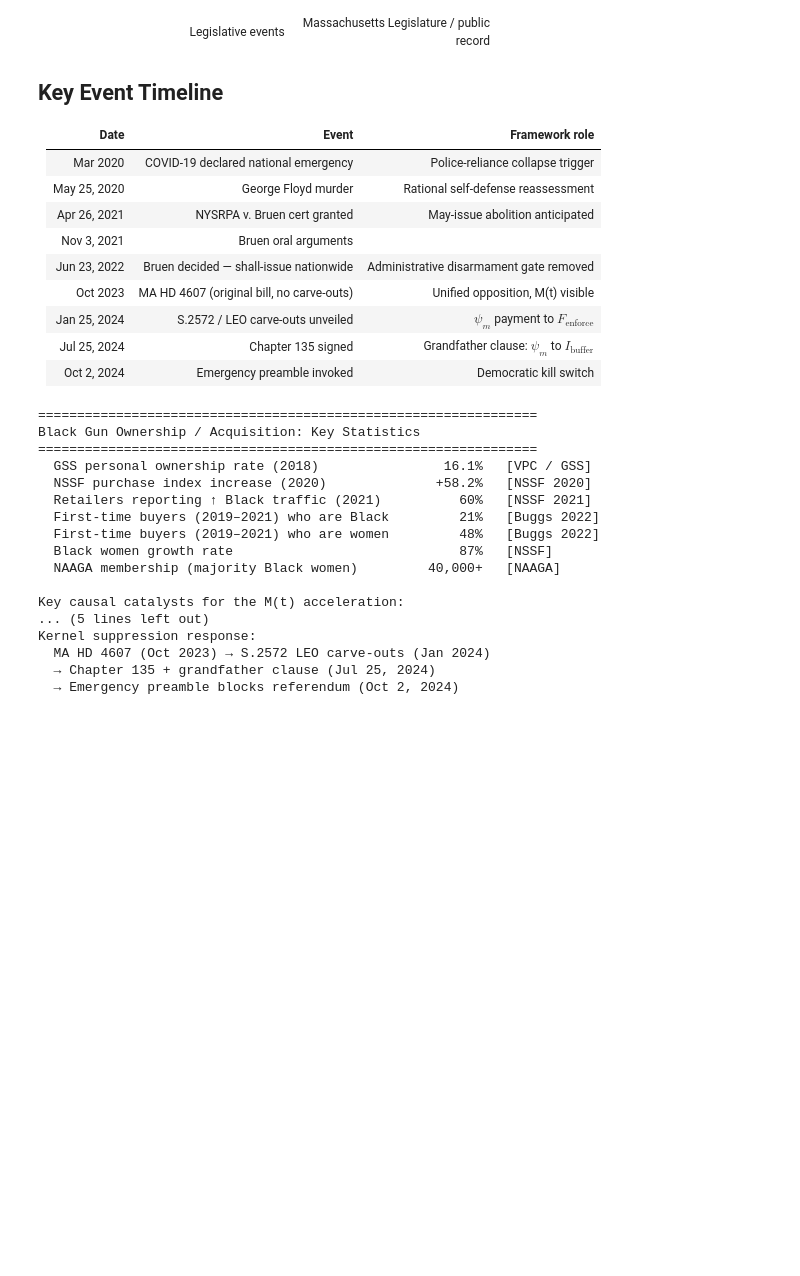
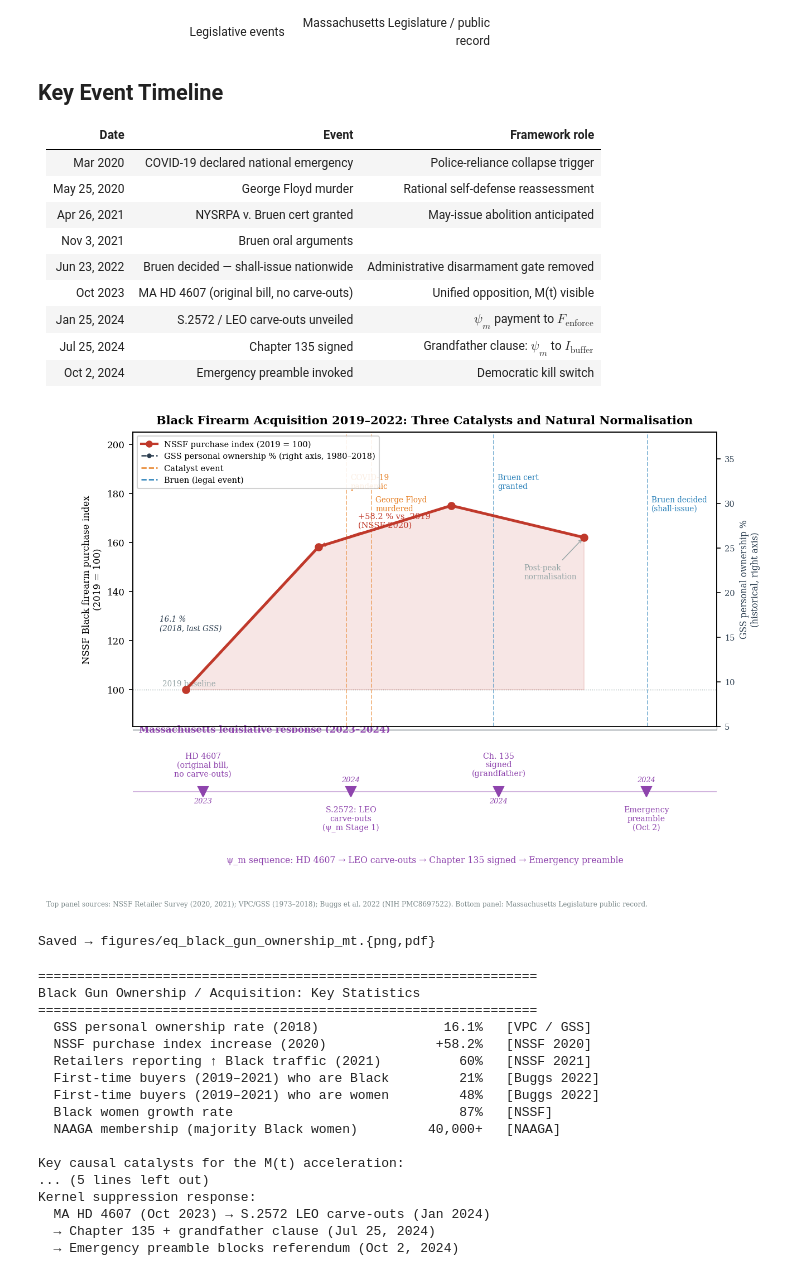
Before and after one commit to th30d0re/Redefining_racism, a Jupyter notebook: Paper/scripts/eq_black_gun_ownership_mt.ipynb, the cells around one changed output. Drawn from its saved outputs; the diff is of its cells as text; code cells hidden in the pictures; blank space fills up the shorter version.

```diff
--- a/Paper/scripts/eq_black_gun_ownership_mt.ipynb
+++ b/Paper/scripts/eq_black_gun_ownership_mt.ipynb
@@ -128,8 +128,7 @@ ax_bot  = fig.add_subplot(gs[2])   # MA legislative timeline
 ax_gss = ax_top.twinx()
 ax_gss.plot(gss_years, gss_pct, color=color_gss, linewidth=1.2,
             linestyle='--', marker='o', markersize=3, alpha=0.65)
-ax_gss.set_ylabel('GSS personal ownership %
-(historical, right axis)',
+ax_gss.set_ylabel('GSS personal ownership %\n(historical, right axis)',
                   fontsize=7.5, color=color_gss, labelpad=4)
 ax_gss.set_ylim(5, 38)
 ax_gss.tick_params(axis='y', labelcolor=color_gss, labelsize=7)
@@ -211,33 +210,36 @@ for i, ((year, label), xpos) in enumerate(zip(ma_events, xs)):
     if i % 2 == 0:
         ax_bot.text(xpos, ymarker + 0.12, label, fontsize=6.8, color=color_ma,
                     ha='center', va='bottom', linespacing=1.15)
         ax_bot.text(xpos, ymarker - 0.05, str(year)[:4], fontsize=6.2,
                     color=color_ma, ha='center', va='top', style='italic')
     else:
         ax_bot.text(xpos, ymarker - 0.12, label, fontsize=6.8, color=color_ma,
                     ha='center', va='top', linespacing=1.15)
         ax_bot.text(xpos, ymarker + 0.07, str(year)[:4], fontsize=6.2,
                     color=color_ma, ha='center', va='bottom', style='italic')
 
 ax_bot.set_xlabel(
     'ψ_m sequence: HD 4607 → LEO carve-outs → Chapter 135 signed → Emergency preamble',
     fontsize=7.5, color=color_ma, labelpad=4
 )
 
 # Data note
 fig.text(
     0.01, 0.005,
     'Top panel sources: NSSF Retailer Survey (2020, 2021); VPC/GSS (1973–2018); Buggs et al. 2022 (NIH PMC8697522). '
     'Bottom panel: Massachusetts Legislature public record.',
     fontsize=5.8, color='#7f8c8d', va='bottom'
 )
 
 plt.savefig('../figures/eq_black_gun_ownership_mt.png',
             dpi=200, bbox_inches='tight', facecolor='white')
 plt.savefig('../figures/eq_black_gun_ownership_mt.pdf',
             bbox_inches='tight', facecolor='white')
 plt.show()
 print('Saved → figures/eq_black_gun_ownership_mt.{png,pdf}')
+# %% [output]
+[figure, added]
+Saved → figures/eq_black_gun_ownership_mt.{png,pdf}
 # %%
 # ── SUMMARY STATISTICS TABLE ──────────────────────────────────────────────────
 print('=' * 64)
```
Also changed, not shown: 20 other files.
